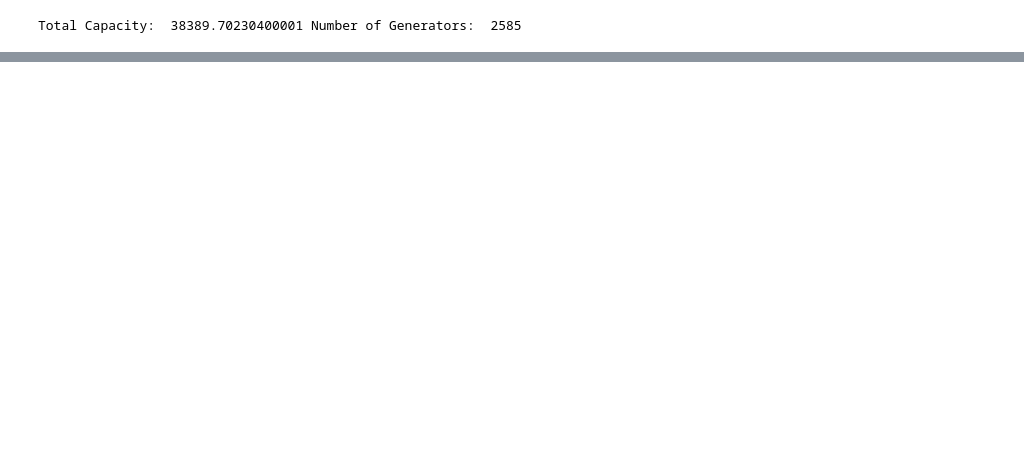
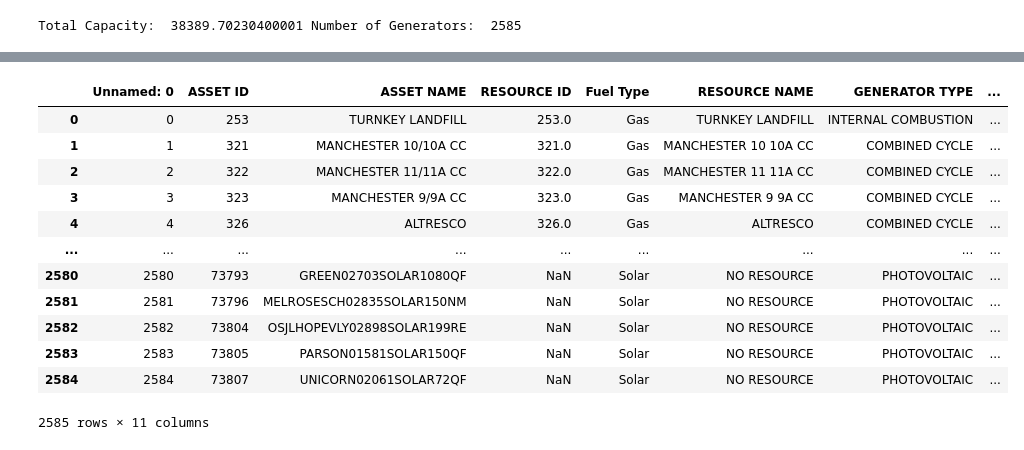
Before and after one commit to MahdiMehrtash/MARKET-Research, a Jupyter notebook: plots.ipynb, the cells around one changed output, grey strips where cells are left out. Saved outputs shown, nothing was run; the diff lists cells and outputs as text; code cells hidden in the pictures; blank space fills up the shorter version.

```diff
--- a/plots.ipynb
+++ b/plots.ipynb
@@ -151,0 +154,16 @@ def plotData(dfHourlyLoad, dfHourlySolar, dfHourlyWind, totalCap, totalCSO, year
+# %%
+dfISO
+# %% [output]
+|  | Unnamed: 0 | ASSET ID | ASSET NAME | RESOURCE ID | Fuel Type | RESOURCE NAME | GENERATOR TYPE | ... |
+| 0 | 0 | 253 | TURNKEY LANDFILL | 253.0 | Gas | TURNKEY LANDFILL | INTERNAL COMBUSTION | ... |
+| 1 | 1 | 321 | MANCHESTER 10/10A CC | 321.0 | Gas | MANCHESTER 10 10A CC | COMBINED CYCLE | ... |
+| 2 | 2 | 322 | MANCHESTER 11/11A CC | 322.0 | Gas | MANCHESTER 11 11A CC | COMBINED CYCLE | ... |
+| 3 | 3 | 323 | MANCHESTER 9/9A CC | 323.0 | Gas | MANCHESTER 9 9A CC | COMBINED CYCLE | ... |
+| 4 | 4 | 326 | ALTRESCO | 326.0 | Gas | ALTRESCO | COMBINED CYCLE | ... |
+| ... | ... | ... | ... | ... | ... | ... | ... | ... |
+| 2580 | 2580 | 73793 | GREEN02703SOLAR1080QF | NaN | Solar | NO RESOURCE | PHOTOVOLTAIC | ... |
+| 2581 | 2581 | 73796 | MELROSESCH02835SOLAR150NM | NaN | Solar | NO RESOURCE | PHOTOVOLTAIC | ... |
+| 2582 | 2582 | 73804 | OSJLHOPEVLY02898SOLAR199RE | NaN | Solar | NO RESOURCE | PHOTOVOLTAIC | ... |
+| 2583 | 2583 | 73805 | PARSON01581SOLAR150QF | NaN | Solar | NO RESOURCE | PHOTOVOLTAIC | ... |
+| 2584 | 2584 | 73807 | UNICORN02061SOLAR72QF | NaN | Solar | NO RESOURCE | PHOTOVOLTAIC | ... |
+2585 rows × 11 columns
```
Also changed, not shown: parts of 5 cells of this notebook, 59 other files.
